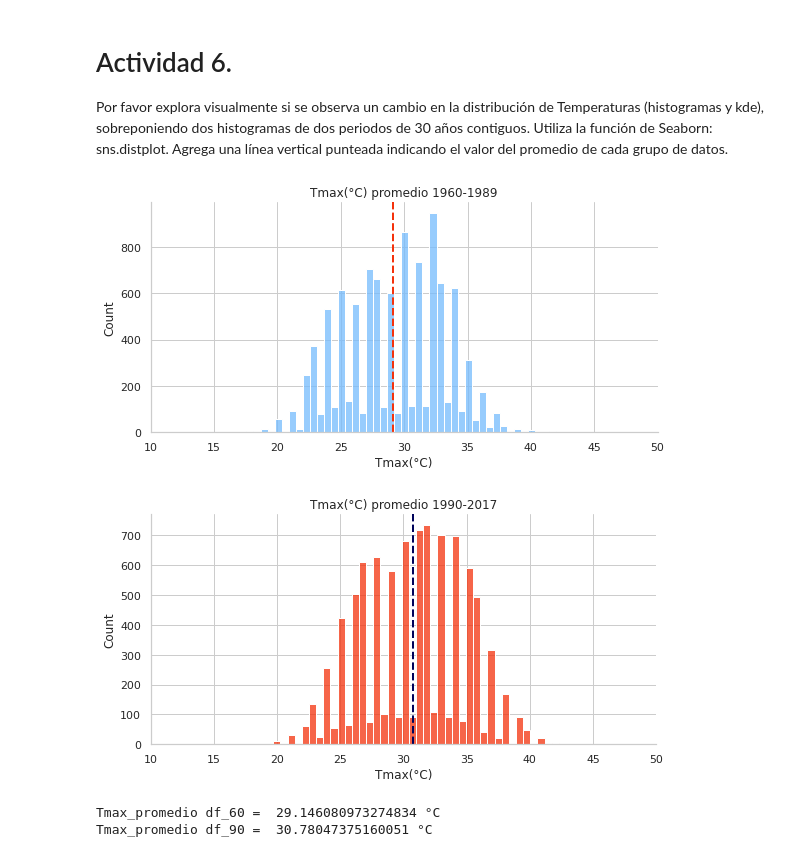
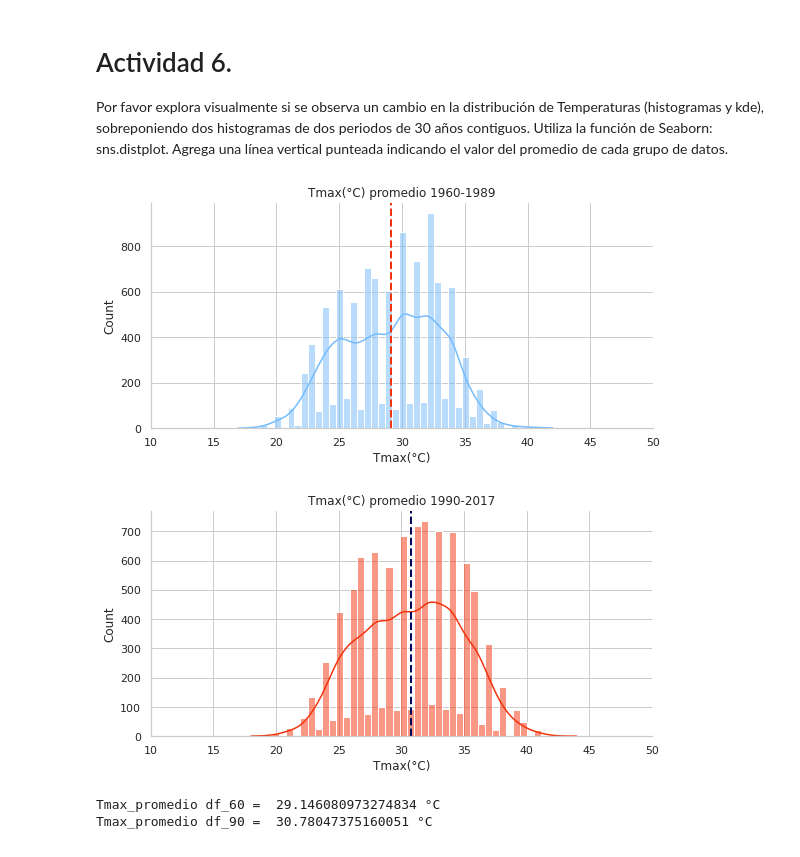
Before and after one commit to FelicianoRobles/FelicianoRobles, a Jupyter notebook: Actividad5/Actividad5.ipynb, the cells around one changed output. Saved outputs shown, nothing was run; the diff lists cells and outputs as text; code cells hidden in the pictures.

```diff
--- a/Actividad5/Actividad5.ipynb
+++ b/Actividad5/Actividad5.ipynb
@@ -426,24 +426,24 @@ Por favor explora visualmente si se observa un cambio en la distribución de Tem
 # %%
 df_30 = df_meteo[(df_meteo['Año'] >= 1960) & (df_meteo['Año'] < 1990)] # Periodo de 30 años
 df_60 = df_meteo[(df_meteo['Año'] >= 1990) & (df_meteo['Año'] < 2018)] # Periodo de 30 años
 
-g1 = sns.displot(df_30['Tmax(°C)'], color='xkcd:sky blue', height=4, aspect=2);
+g1 = sns.displot(df_30['Tmax(°C)'], kde=True,color='xkcd:sky blue', height=4, aspect=2);
 plt.axvline(df_30['Tmax(°C)'].mean(), linestyle='--', linewidth=2, color='xkcd:vermillion');
 
-g2 = sns.displot(df_60['Tmax(°C)'], color='xkcd:vermillion', height=4, aspect=2);
+g2 = sns.displot(df_60['Tmax(°C)'], kde=True,color='xkcd:vermillion', height=4, aspect=2);
 plt.axvline(df_60['Tmax(°C)'].mean(), linestyle='--', linewidth=2, color='xkcd:dark blue');
 
 g1.set(title='Tmax(°C) promedio 1960-1989');
 g2.set(title='Tmax(°C) promedio 1990-2017');
 g1.set(xlim=(10,50))
 g2.set(xlim=(10,50))
 
 plt.show();
 
 print('Tmax_promedio df_60 = ', df_30['Tmax(°C)'].mean(), '°C' )
 print('Tmax_promedio df_90 = ', df_60['Tmax(°C)'].mean(), '°C' )
 # %% [output]
-[figure, old version]
+[figure, new version]
-[figure, old version]
+[figure, new version]
 Tmax_promedio df_60 =  29.146080973274834 °C
 Tmax_promedio df_90 =  30.78047375160051 °C
```
Also changed, not shown: parts of 5 cells of this notebook, 1 other file.
